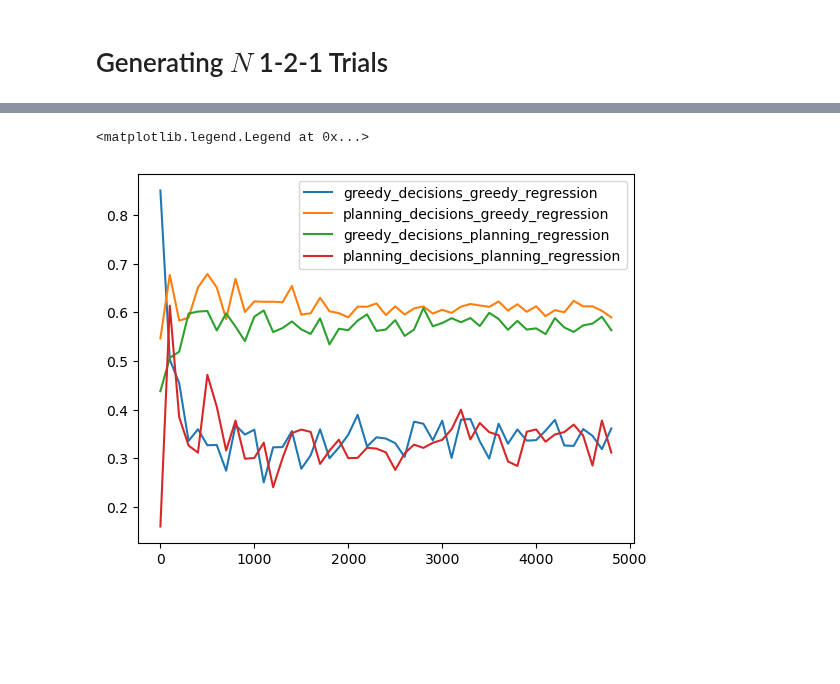
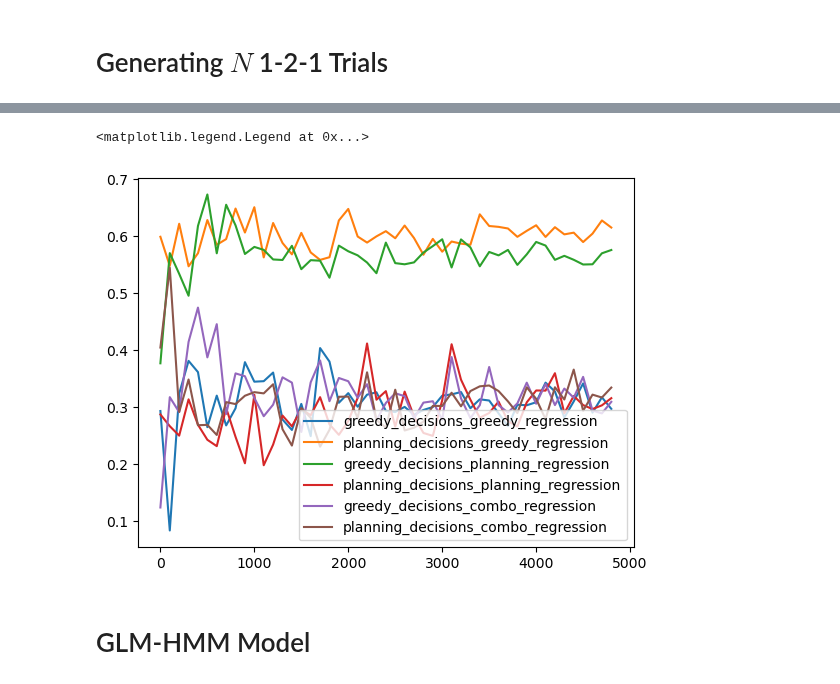
Before and after one commit to mobeets/falldown, a Jupyter notebook: analysis/synthetic_data_experiments.ipynb, the cells around one changed output, grey strips where cells are left out. Saved outputs shown, nothing was run; the diff lists cells and outputs as text; code cells hidden in the pictures; blank space fills up the shorter version.

Commit message:
testing logistic regression, and fitting the GLM HMM

```diff
--- a/analysis/synthetic_data_experiments.ipynb
+++ b/analysis/synthetic_data_experiments.ipynb
@@ -211,6 +207,7 @@ input_variables = pd.DataFrame({
 
 input_variables_2 = pd.DataFrame({
     "greedy_diff": input_variables['L1'] - input_variables['R1'],
+    "second_level_diff": input_variables['L2'] - input_variables['R2'],
     "planning_diff": (input_variables['L1'] + input_variables['L2']) - (input_variables['R1'] + input_variables['R2']),
     "direction": input_variables['Direction']
 })
@@ -223,32 +220,40 @@ def return_loss_plot(input_vector, decisions_vector):
 
     for i in range(int(len(trials)/100)-1):
         input_in_loop = input_vector[0:(i+1)*100]
         decisions_in_loop = decisions_vector[0:(i+1)*100]
 
         X_train, X_test, y_train, y_test = sklearn.model_selection.train_test_split(input_in_loop,
                                                     decisions_in_loop, test_size = 0.2)
         model = sklearn.linear_model.LogisticRegression().fit(X_train, y_train)
 
         y_probs = model.predict_proba(X_test)
         loss_plot.append(log_loss(y_test, y_probs))
 
     return loss_plot
 
 greedy_decisions_greedy_regression = return_loss_plot(input_variables_2[['greedy_diff']], decisions_greedy)
 planning_decisions_greedy_regression = return_loss_plot(input_variables_2[['greedy_diff']], decisions_planning)
 greedy_decisions_planning_regression = return_loss_plot(input_variables_2[['planning_diff']], decisions_greedy)
 planning_decisions_planning_regression = return_loss_plot(input_variables_2[['planning_diff']], decisions_planning)
+greedy_decisions_combo_regression = return_loss_plot(input_variables_2[['planning_diff', 'second_level_diff']], decisions_greedy)
+planning_decisions_combo_regression = return_loss_plot(input_variables_2[['planning_diff', 'second_level_diff']], decisions_planning)
 
 plt.plot([i * 100 for i in range(len(greedy_decisions_greedy_regression))], greedy_decisions_greedy_regression,
          label = 'greedy_decisions_greedy_regression')
 plt.plot([i * 100 for i in range(len(greedy_decisions_greedy_regression))], planning_decisions_greedy_regression,
          label = 'planning_decisions_greedy_regression')
 plt.plot([i * 100 for i in range(len(greedy_decisions_greedy_regression))], greedy_decisions_planning_regression,
          label = 'greedy_decisions_planning_regression')
 plt.plot([i * 100 for i in range(len(greedy_decisions_greedy_regression))], planning_decisions_planning_regression,
          label = 'planning_decisions_planning_regression')
+plt.plot([i * 100 for i in range(len(greedy_decisions_greedy_regression))], greedy_decisions_combo_regression,
+         label = 'greedy_decisions_combo_regression')
+plt.plot([i * 100 for i in range(len(greedy_decisions_greedy_regression))], planning_decisions_combo_regression,
+         label = 'planning_decisions_combo_regression')
 plt.legend()
 # %% [output]
 <matplotlib.legend.Legend at 0x...>
-[figure, old version]
+[figure, new version]
+# %% [markdown]
+# GLM-HMM Model
 # %%
```
Also changed, not shown: parts of 16 cells of this notebook, 1 other file.
